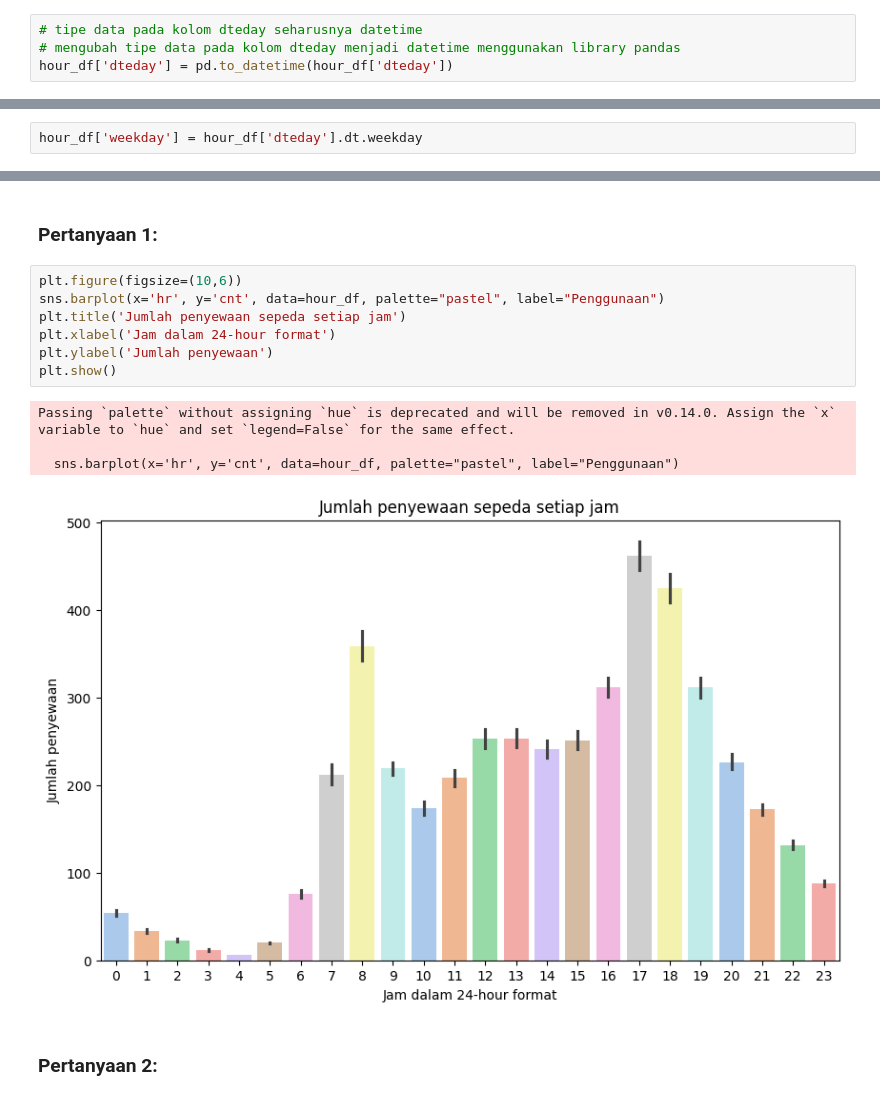
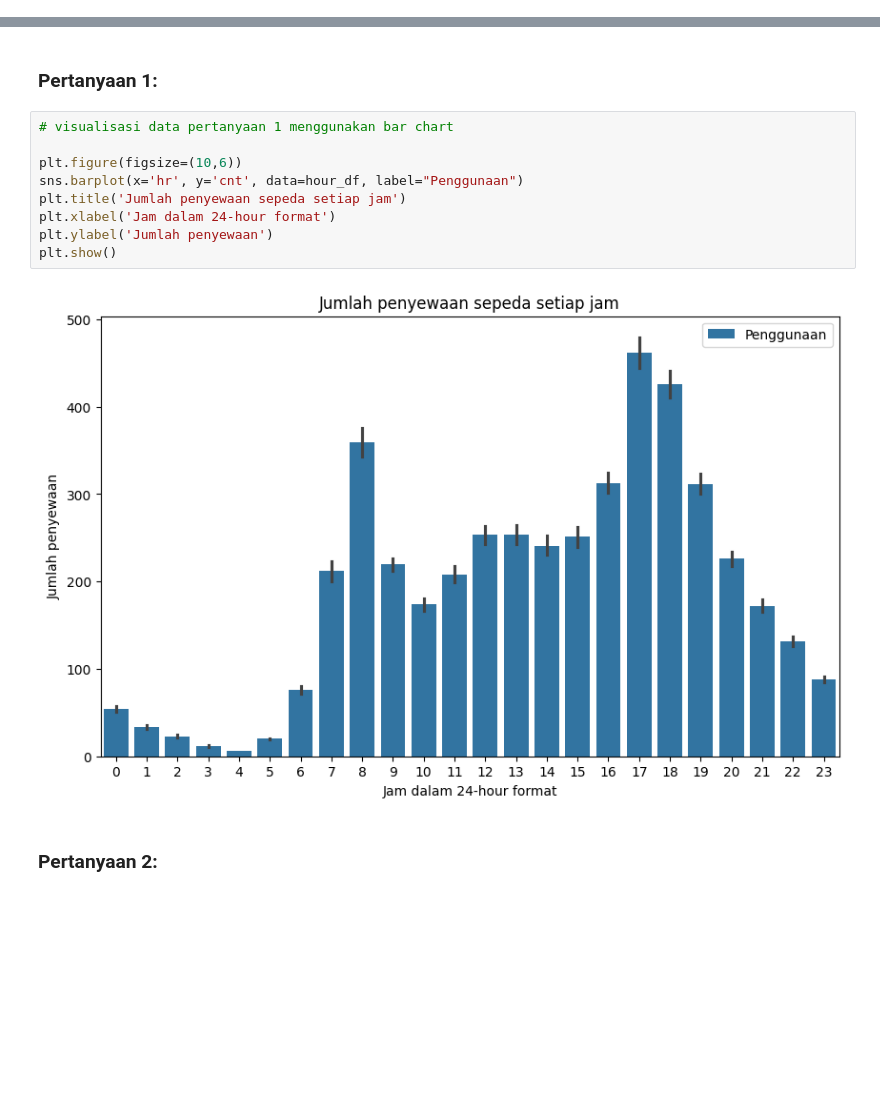
Before and after one commit to widiwidelia/TugasAkhirDicoding, a Jupyter notebook: Notebook.ipynb, the cells around one changed output, grey strips where cells are left out. Drawn from its saved outputs; the diff is of its cells as text; blank space fills up the shorter version.

```diff
--- a/Notebook.ipynb
+++ b/Notebook.ipynb
@@ -155,7 +130,3 @@ Data columns (total 17 columns):
  16  cnt         17379 non-null  int64
 dtypes: float64(4), int64(12), object(1)
 memory usage: 2.3+ MB
-# %%
-# tipe data pada kolom dteday seharusnya datetime
-# mengubah tipe data pada kolom dteday menjadi datetime menggunakan library pandas
-hour_df['dteday'] = pd.to_datetime(hour_df['dteday'])
@@ -259,5 +209,3 @@ hr
 # %% [markdown]
 ### Pertanyaan 2
 ##### Bagaimana distribusi permintaan penyewaan pada hari-hari tertentu dalam satu pekan?
-# %%
-hour_df['weekday'] = hour_df['dteday'].dt.weekday
@@ -289,17 +237,16 @@ print(by_day)
 # %% [markdown]
 ### Pertanyaan 1:
 # %%
+# visualisasi data pertanyaan 1 menggunakan bar chart
+
 plt.figure(figsize=(10,6))
-sns.barplot(x='hr', y='cnt', data=hour_df, palette="pastel", label="Penggunaan")
+sns.barplot(x='hr', y='cnt', data=hour_df, label="Penggunaan")
 plt.title('Jumlah penyewaan sepeda setiap jam')
 plt.xlabel('Jam dalam 24-hour format')
 plt.ylabel('Jumlah penyewaan')
 plt.show()
 # %% [output]
-Passing `palette` without assigning `hue` is deprecated and will be removed in v0.14.0. Assign the `x` variable to `hue` and set `legend=False` for the same effect.
-
-  sns.barplot(x='hr', y='cnt', data=hour_df, palette="pastel", label="Penggunaan")
-[figure, old version]
+[figure, new version]
 # %% [markdown]
 ### Pertanyaan 2:
 # %%
```
Also changed, not shown: parts of 11 cells of this notebook, 3 other files.
